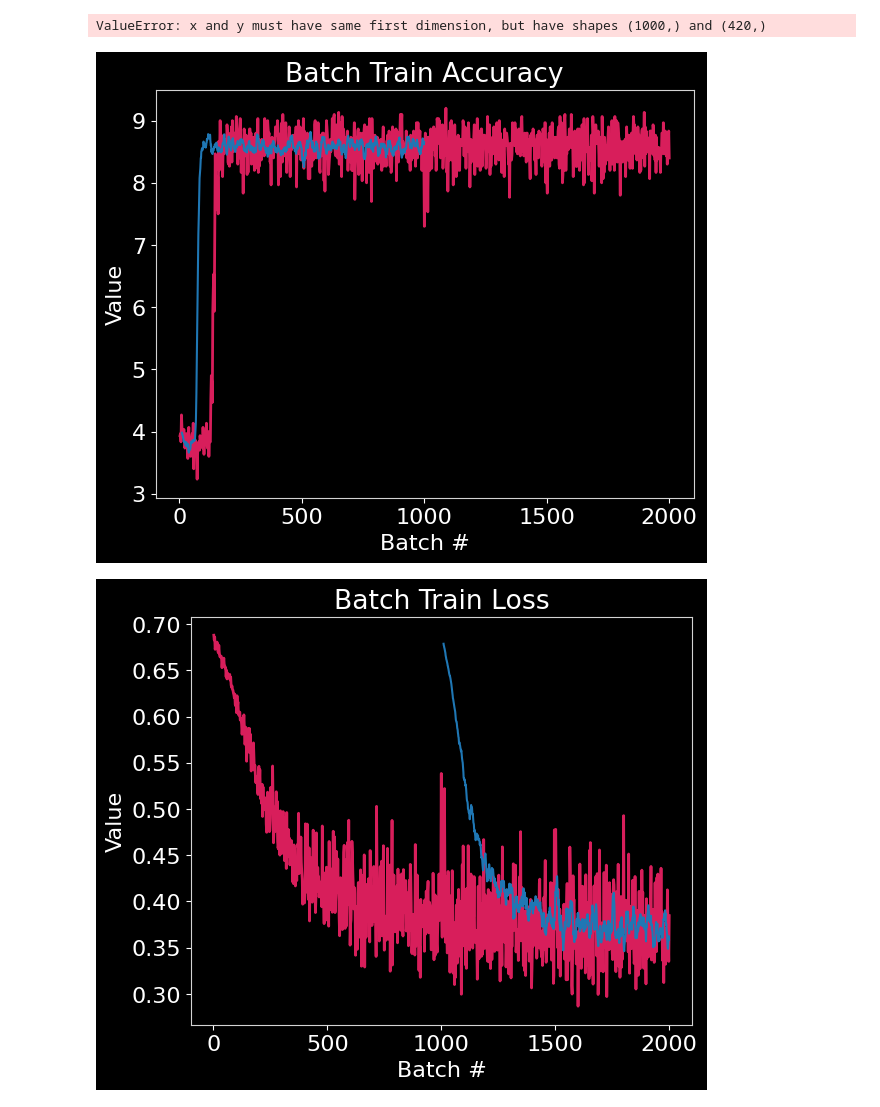
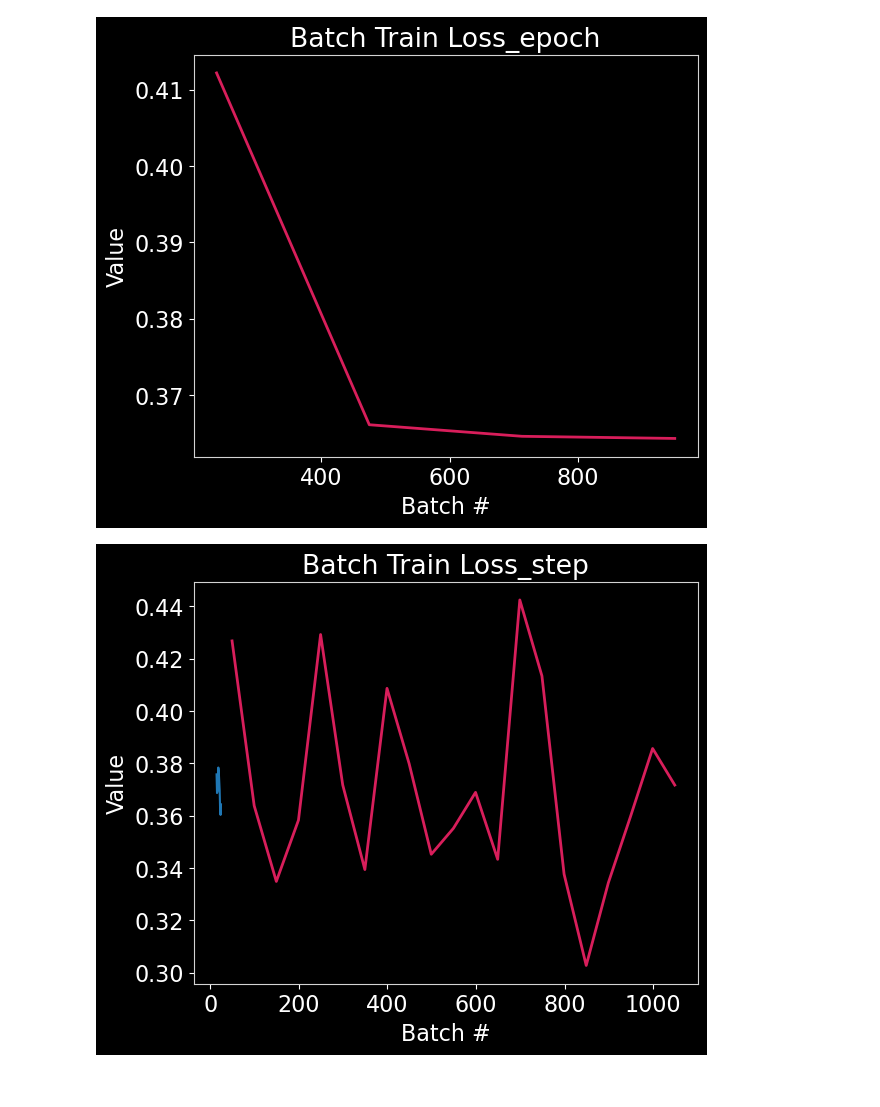
Before and after one commit to OwenJohnsons/FDL-2024-Mars, a Jupyter notebook: ML_Models/RNN/read_tensorboard_file.ipynb, the cells around one changed output. Saved outputs shown, nothing was run; the diff lists cells and outputs as text; code cells hidden in the pictures.

Commit message:
Fix the plotting for new model output.

```diff
--- a/ML_Models/RNN/read_tensorboard_file.ipynb
+++ b/ML_Models/RNN/read_tensorboard_file.ipynb
@@ -4,20 +7,6 @@ import matplotlib.pyplot as plt
 # %%
 # load in a model output, this will change as we run the models
-
-# log_dir = '/home/jupyter/RNN/trained_models/20240720-202741/events.out.tfevents.1721507261.parmar-workbench.17710.0'
-# log_dir = '/home/jupyter/fdl-2024-mars/ML_Models/RNN/trained_models/20240723-023109/events.out.tfevents.1721701869.pugal1-numeric-train.117840.0'
-# log_dir = '/home/jupyter/fdl-2024-mars/ML_Models/RNN/trained_models/20240723-033123/events.out.tfevents.1721705483.pugal1-numeric-train.130684.0'
-# log_dir = '/home/jupyter/fdl-2024-mars/ML_Models/RNN/trained_models/20240723-050742/events.out.tfevents.1721711262.pugal1-numeric-train.150685.0'
-# log_dir = '/home/jupyter/fdl-2024-mars/ML_Models/RNN/trained_models/20240723-055712/events.out.tfevents.1721714232.pugal1-numeric-train.160790.0'
-# log_dir = '/home/jupyter/fdl-2024-mars/ML_Models/RNN/trained_models/20240723-065840/events.out.tfevents.1721717920.pugal1-numeric-train.193645.0'
-# log_dir = '/home/jupyter/fdl-2024-mars/ML_Models/RNN/trained_models/20240723-185509/events.out.tfevents.1721760909.pugal1-numeric-train.346037.0'
-# log_dir = '/home/jupyter/fdl-2024-mars/ML_Models/RNN/trained_models/20240724-181043/events.out.tfevents.1721844643.pugal1-numeric-train.643386.0'
-# log_dir = '/home/jupyter/fdl-2024-mars/ML_Models/RNN/trained_models/20240724-185642/events.out.tfevents.1721847402.pugal1-numeric-train.653043.0'
-# log_dir = '/home/jupyter/fdl-2024-mars/ML_Models/RNN/trained_models/20240724-193044/events.out.tfevents.1721849444.pugal1-numeric-train.660664.0'
-# log_dir = '/home/jupyter/fdl-2024-mars/ML_Models/RNN/trained_models/20240724-195817/events.out.tfevents.1721851097.pugal1-numeric-train.667068.0'
-log_dir = '/home/jupyter/fdl-2024-mars/ML_Models/RNN/trained_models/20240724-220920/events.out.tfevents.1721858960.pugal1-numeric-train.695669.0'
-
-
+log_dir = '/home/arushi/Desktop/FDL_2024/events.out.tfevents.1721931148.kanak-workbench.772580.0'
 
 # change the figure parameters here so that we can just grab the output
 # into our presentation
@@ -34,38 +23,41 @@ plt.rcParams.update({
     "ytick.color": "white",
     "grid.color": "lightgray",
     "figure.facecolor": "black",
     "figure.edgecolor": "black",
     "savefig.facecolor": "black",
     "savefig.edgecolor": "black"})
 
 # read the model output
 reader = SummaryReader(log_dir)
 df = reader.scalars
 
+mask = df['tag'] == 'hp_metric'
+df   = df[~mask]
+
 # there are 4 different outputs from out model
 # TODO: make this dynamic if needed
 uniq_tags = df['tag'].unique()
-
-# Make sure that y axis is the data plot and x is the epoch
-# the epoch we are at will be same for all, and is called
-# by 'step' for each tag
-epoch_number = df[(df['tag']) == uniq_tags[0]]['step']
 
 window_size = 10
 
 # plot all the data here
 for i in range(len(uniq_tags)):
+
+    # Make sure that y axis is the data plot and x is the epoch
+    # the epoch we are at will be same for all, and is called
+    # by 'step' for each tag
+    epoch_number = df[(df['tag']) == uniq_tags[i]]['step']
+
     fig, ax1 = plt.subplots(1, 1, figsize=(6, 5), layout='constrained')
     y_data = df[(df['tag']) == uniq_tags[i]]['value']
     ax1.plot(epoch_number, y_data, linewidth=2, color='#D81E5B')
     ax1.plot(y_data.rolling(window_size).mean().shift(1), label='moving avg')
     ax1.set_title(uniq_tags[i])
     ax1.set_xlabel('Batch #')
     ax1.set_ylabel('Value')
 #     file_name = "model_output_" + "%s.png" % (uniq_tags[i].replace(" ", ""))
 #     plt.savefig(file_name) # comment this if we don't want to save the plots and uncomment the next line
 #     # plt.show()
 # %% [output]
-ValueError: x and y must have same first dimension, but have shapes (1000,) and (420,)
-[figure, old version]
+[figure, new version]
-[figure, old version]
+[figure, new version]
```
Also changed, not shown: parts of 4 cells of this notebook.
